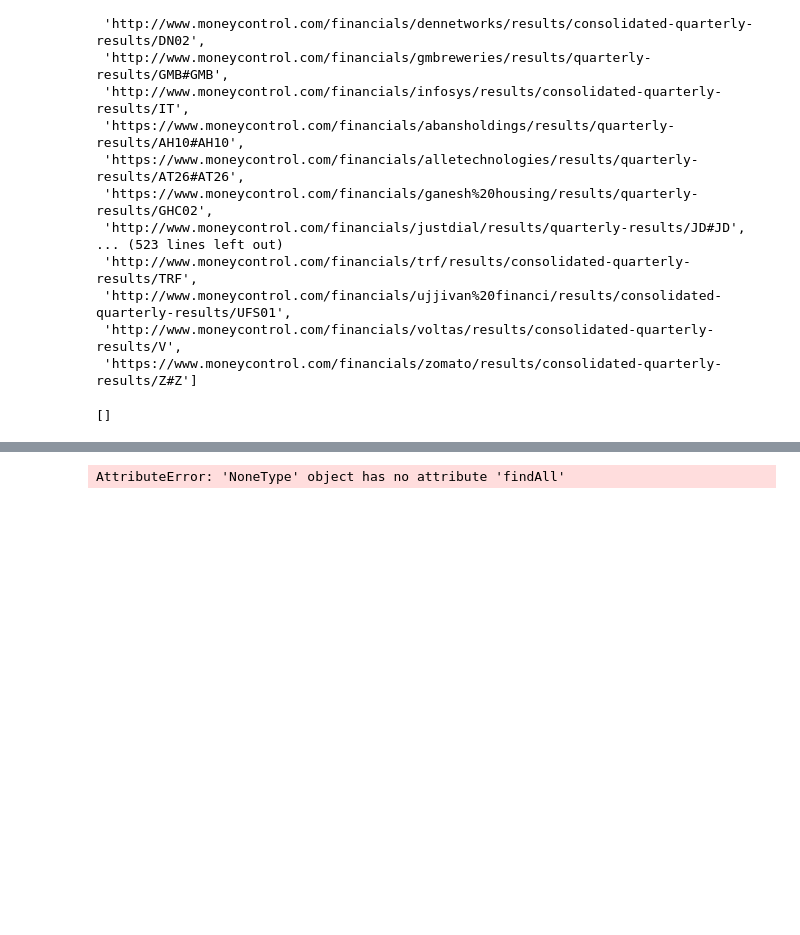
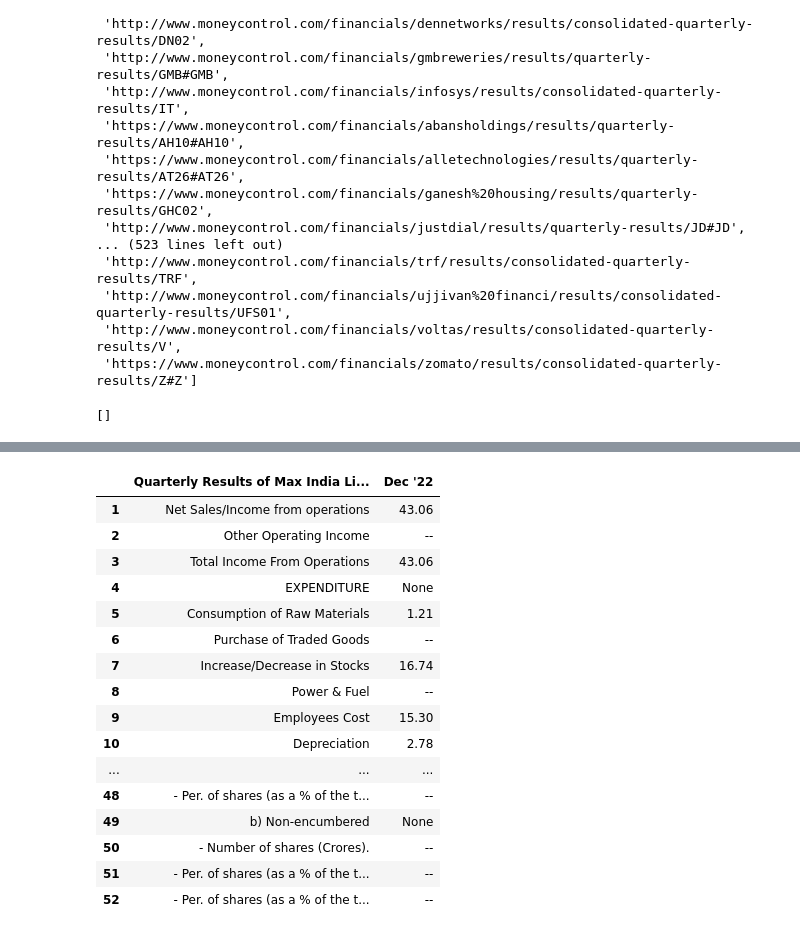
Before and after one commit to PD130102/Web_Scraping_Stock, a Jupyter notebook: main.ipynb, the cells around one changed output, grey strips where cells are left out. Drawn from its saved outputs; the diff is of its cells as text; code cells hidden in the pictures; blank space fills up the shorter version.

```diff
--- a/main.ipynb
+++ b/main.ipynb
@@ -24,6 +24,8 @@ out_df["L_RES_DT"] = df["l_res_dt"]
 out_df["SECTOR"] = df["sectr"]
 out_df["RES_URL"] = df["res_url"]
 out_df["SYMB"] = df["symb"]
+out_df["LUU"] = df["LUU"]
+
 out_df.head()
 # %% [output]
 |  | SYMB | DEC '22_R | DEC '22_V | DEC '22_DEPS | DEC '22_Interest | DEC '22_Gross NPA | DEC '22_Net NPA | ... |
@@ -118,34 +75,25 @@ get_data(urls[1])
-# %%
-out_df["DATA_AVAILABLE"] = get_data_from_urls(urls)
-out_df.head()
-
-out_df["Last Available Data"] = out_df["DATA_AVAILABLE"].apply(lambda x: x[-1])
-out_df.head()
-out_df["TIME STAMP"] = out_df["Last Available Data"].apply(lambda x: x[0])
-
-out_df["DEC '22_R"] = out_df["Last Available Data"].apply(lambda x: x[1])
-
-out_df["DEC '22_V"] = out_df["Last Available Data"].apply(lambda x: x[2])
-
-out_df["DEC '22_DEPS"] = out_df["Last Available Data"].apply(lambda x: x[3])
-
-out_df["DEC '22_Interest"] = out_df["Last Available Data"].apply(lambda x: x[4])
-
-out_df["DEC '22_Gross NPA"] = out_df["Last Available Data"].apply(lambda x: x[5])
-
-out_df["DEC '22_Net NPA"] = out_df["Last Available Data"].apply(lambda x: x[6])
-
-out_df["LUU"] = out_df["Last Available Data"].apply(lambda x: x[7])
-
-out_df.head()
-
-out_df = out_df.drop(columns=["DATA_AVAILABLE", "Last Available Data"])
-out_df.head()
-
-out_df.to_csv("output.csv", index=False)
-
-out_df.to_excel("output.xlsx", index=False)
-
-out_df.to_json("output.json", orient="records")
-# %% [output]
-AttributeError: 'NoneType' object has no attribute 'findAll'
+# %%
+dg = get_data(urls[1])
+df = pd.DataFrame(dg,index=None,columns=None)
+df.columns = df.iloc[0]
+df = df.drop(df.index[0])
+df = df.iloc[:, :2]
+df
+# %% [output]
+|  | Quarterly Results of Max India Li... | Dec '22 |
+| 1 | Net Sales/Income from operations | 43.06 |
+| 2 | Other Operating Income | -- |
+| 3 | Total Income From Operations | 43.06 |
+| 4 | EXPENDITURE | None |
+| 5 | Consumption of Raw Materials | 1.21 |
+| 6 | Purchase of Traded Goods | -- |
+| 7 | Increase/Decrease in Stocks | 16.74 |
+| 8 | Power & Fuel | -- |
+| 9 | Employees Cost | 15.30 |
+| 10 | Depreciation | 2.78 |
+| ... | ... | ... |
+| 48 | - Per. of shares (as a % of the t... | -- |
+| 49 | b) Non-encumbered | None |
+| 50 | - Number of shares (Crores). | -- |
+| 51 | - Per. of shares (as a % of the t... | -- |
+| 52 | - Per. of shares (as a % of the t... | -- |
```
Also changed, not shown: parts of 8 cells of this notebook.
